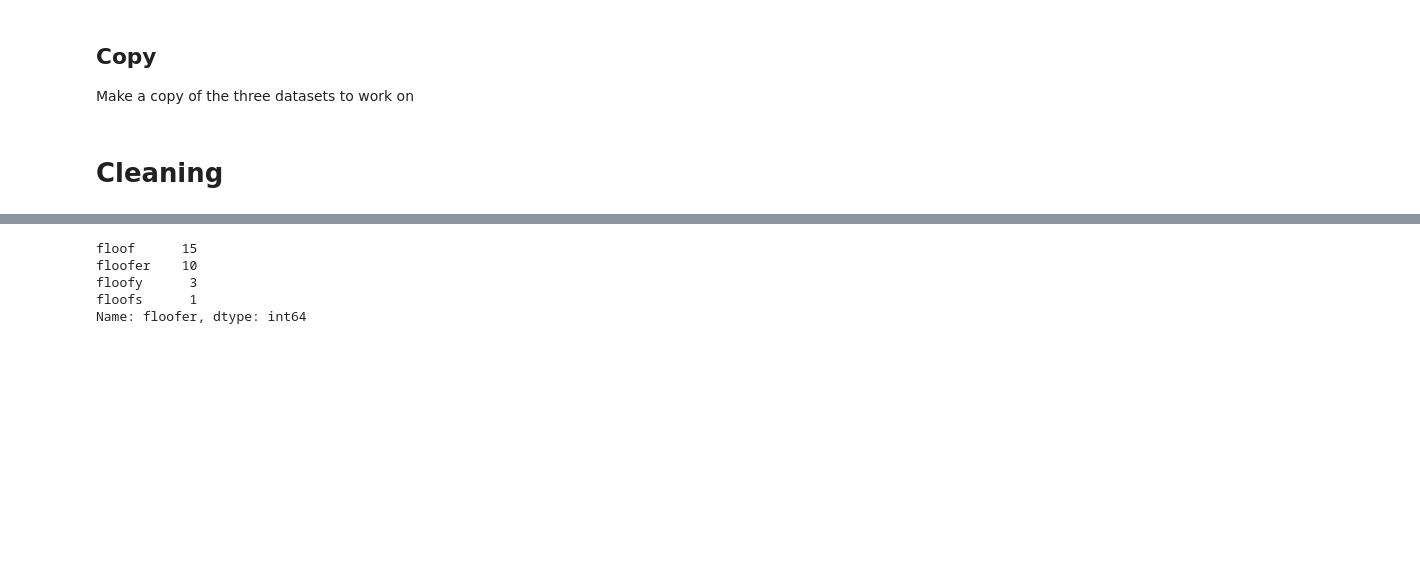
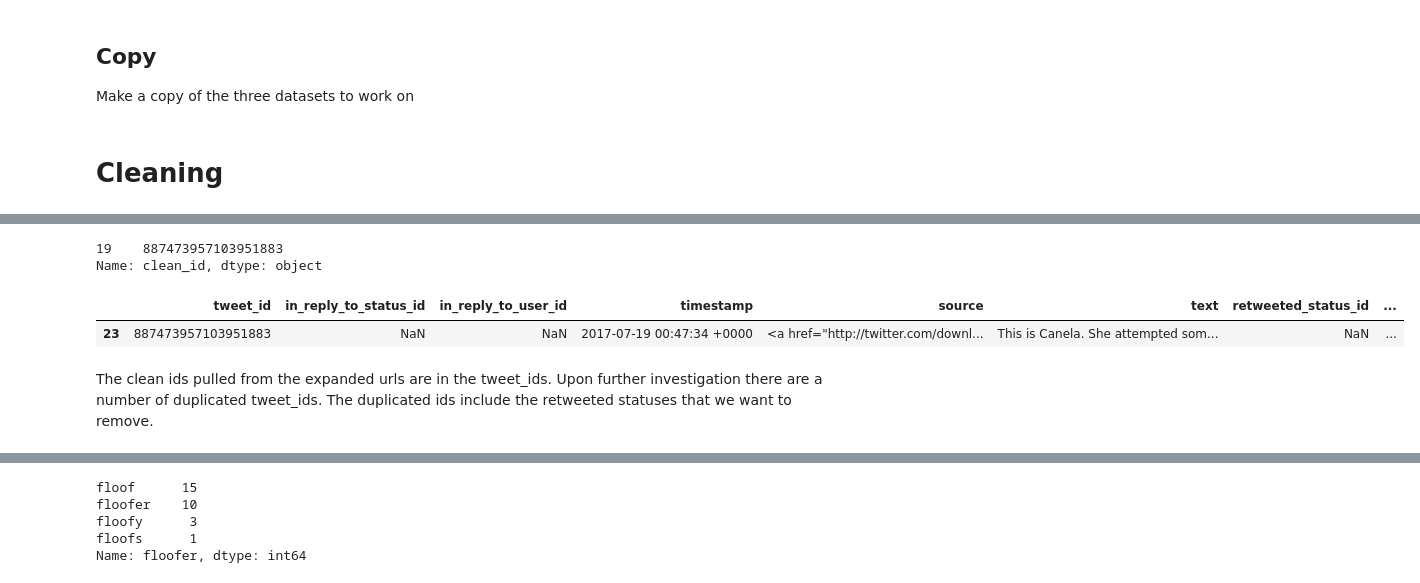
Before and after one commit to KattyP/DataWrangleProject, a Jupyter notebook: wrangle_act.ipynb, the cells around one changed output, grey strips where cells are left out. Drawn from its saved outputs; the diff is of its cells as text; code cells hidden in the pictures; blank space fills up the shorter version.

```diff
--- a/wrangle_act.ipynb
+++ b/wrangle_act.ipynb
@@ -294,0 +331,14 @@ tweet_count_clean = tweet_count_list.copy()
+# %%
+# test
+twitter_archive_clean[twitter_archive_clean['tweet_id']==888202515573088257].clean_id
+# %% [output]
+19    887473957103951883
+Name: clean_id, dtype: object
+# %%
+# test
+twitter_archive_clean[twitter_archive_clean['tweet_id']==887473957103951883]
+# %% [output]
+|  | tweet_id | in_reply_to_status_id | in_reply_to_user_id | timestamp | source | text | retweeted_status_id | ... |
+| 23 | 887473957103951883 | NaN | NaN | 2017-07-19 00:47:34 +0000 | <a href="http://twitter.com/downl... | This is Canela. She attempted som... | NaN | ... |
+# %% [markdown]
+The clean ids pulled from the expanded urls are in the tweet_ids.  Upon further investigation there are a number of duplicated tweet_ids. The duplicated ids include the retweeted statuses that we want to remove.
```
Also changed, not shown: parts of 43 cells of this notebook.
